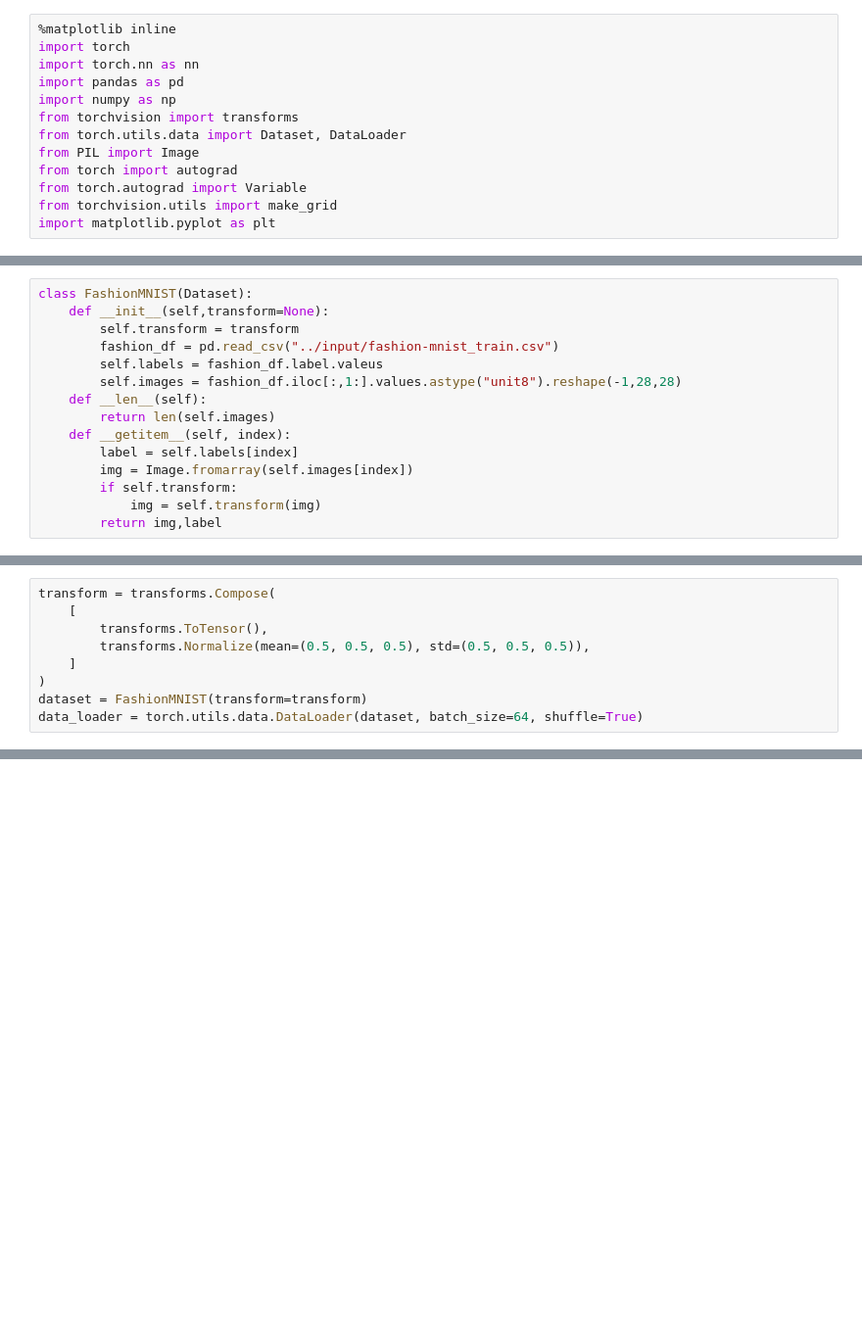
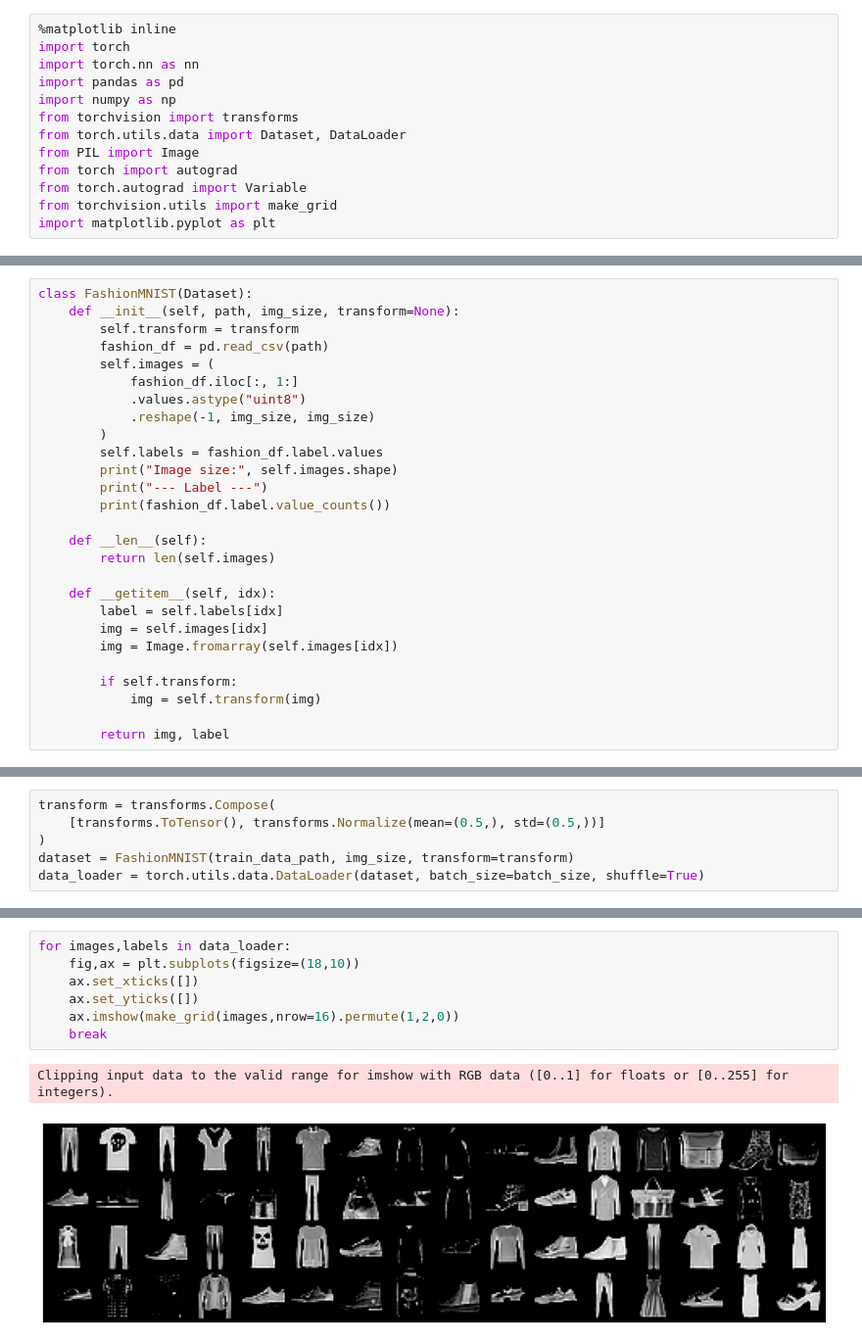
Before and after one commit to abdelkareemkobo/generative_ai_book_pytorch, a Jupyter notebook: gans_conditional.ipynb, the cells around one changed output, grey strips where cells are left out. Shown at 98% size. Cells and saved outputs as stored; diff of their text form; blank space fills up the shorter version.

```diff
--- a/gans_conditional.ipynb
+++ b/gans_conditional.ipynb
@@ -14,15 +57,27 @@ import matplotlib.pyplot as plt
 # %%
 class FashionMNIST(Dataset):
-    def __init__(self,transform=None):
+    def __init__(self, path, img_size, transform=None):
         self.transform = transform
-        fashion_df = pd.read_csv("../input/fashion-mnist_train.csv")
-        self.labels = fashion_df.label.valeus
-        self.images = fashion_df.iloc[:,1:].values.astype("unit8").reshape(-1,28,28)
+        fashion_df = pd.read_csv(path)
+        self.images = (
+            fashion_df.iloc[:, 1:]
+            .values.astype("uint8")
+            .reshape(-1, img_size, img_size)
+        )
+        self.labels = fashion_df.label.values
+        print("Image size:", self.images.shape)
+        print("--- Label ---")
+        print(fashion_df.label.value_counts())
+
     def __len__(self):
         return len(self.images)
-    def __getitem__(self, index):
-        label = self.labels[index]
-        img = Image.fromarray(self.images[index])
+
+    def __getitem__(self, idx):
+        label = self.labels[idx]
+        img = self.images[idx]
+        img = Image.fromarray(self.images[idx])
+
         if self.transform:
             img = self.transform(img)
-        return img,label
+
+        return img, label
@@ -34,10 +101,7 @@ FileNotFoundError: [Errno 2] No such file or directory: '../input/fashion-mnist_
 # %%
 transform = transforms.Compose(
-    [
-        transforms.ToTensor(),
-        transforms.Normalize(mean=(0.5, 0.5, 0.5), std=(0.5, 0.5, 0.5)),
-    ]
+    [transforms.ToTensor(), transforms.Normalize(mean=(0.5,), std=(0.5,))]
 )
-dataset = FashionMNIST(transform=transform)
-data_loader = torch.utils.data.DataLoader(dataset, batch_size=64, shuffle=True)
+dataset = FashionMNIST(train_data_path, img_size, transform=transform)
+data_loader = torch.utils.data.DataLoader(dataset, batch_size=batch_size, shuffle=True)
 # %% [output]
@@ -44,0 +122,10 @@ FileNotFoundError: [Errno 2] No such file or directory: '../input/fashion-mnist_
+# %%
+for images,labels in data_loader:
+    fig,ax = plt.subplots(figsize=(18,10))
+    ax.set_xticks([])
+    ax.set_yticks([])
+    ax.imshow(make_grid(images,nrow=16).permute(1,2,0))
+    break
+# %% [output]
+Clipping input data to the valid range for imshow with RGB data ([0..1] for floats or [0..255] for integers).
+[figure, added]
```
Also changed, not shown: parts of 13 cells of this notebook, 3 other files.
